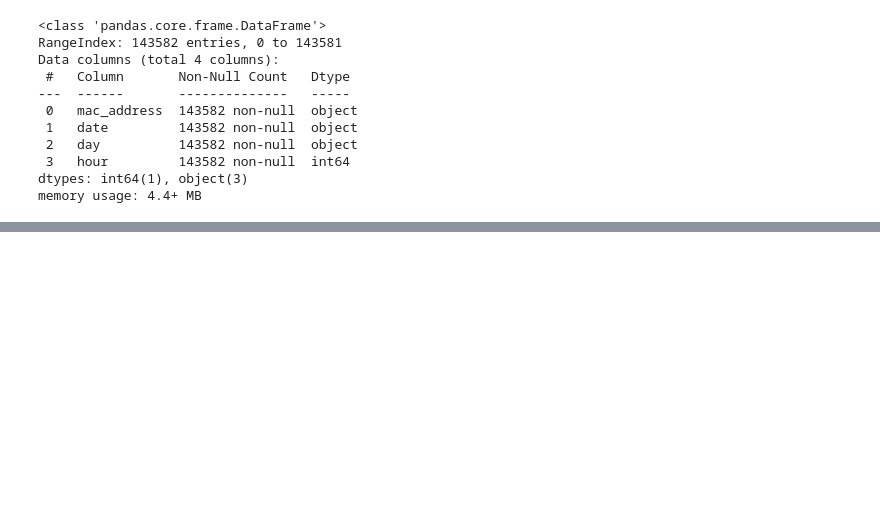
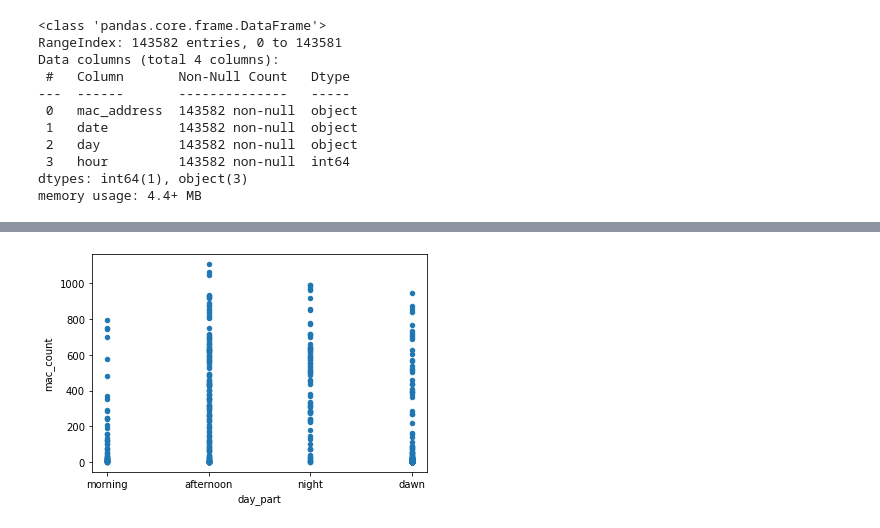
Before and after one commit to 30Massas/SA2022, a Jupyter notebook: predict_model.ipynb, the cells around one changed output, grey strips where cells are left out. Drawn from its saved outputs; the diff is of its cells as text; code cells hidden in the pictures; blank space fills up the shorter version.

```diff
--- a/predict_model.ipynb
+++ b/predict_model.ipynb
@@ -64,0 +315,4 @@ dataset['day_count'] = dataset.groupby(['day']).size()
+# %%
+_ = dataset.plot.scatter(x='day_part', y='mac_count')
+# %% [output]
+[figure, added]
```
Also changed, not shown: parts of 28 cells of this notebook, 1 other file.
